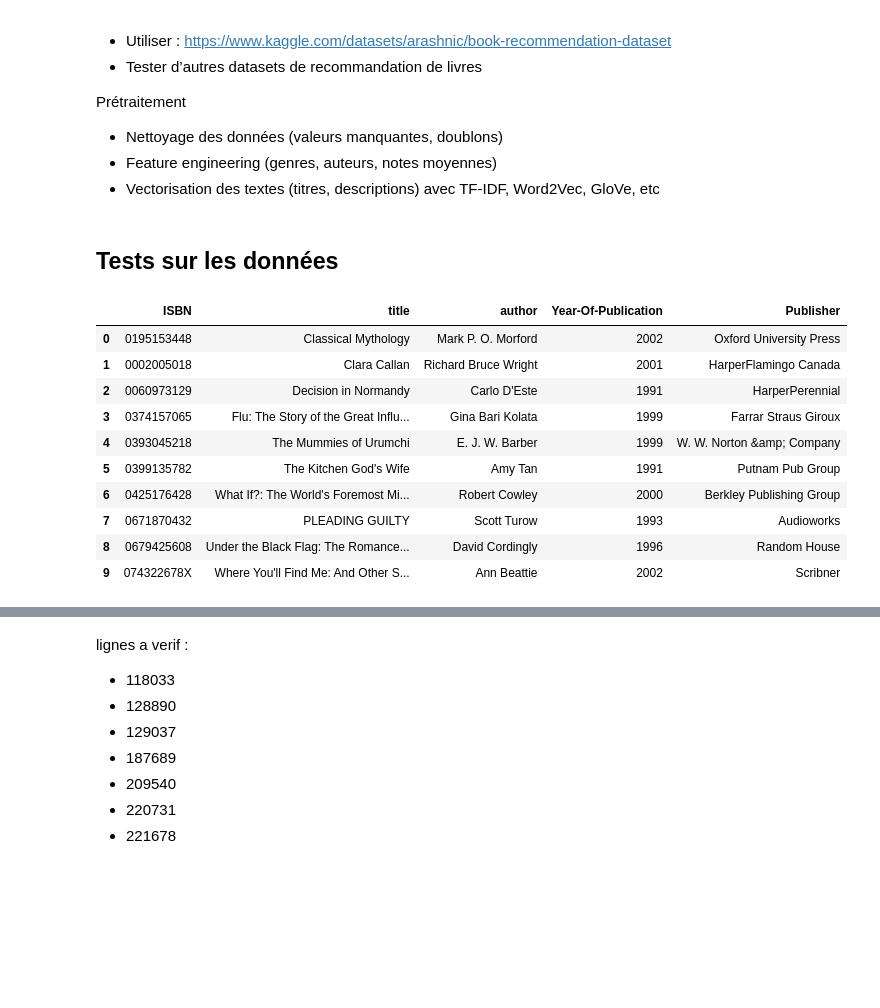
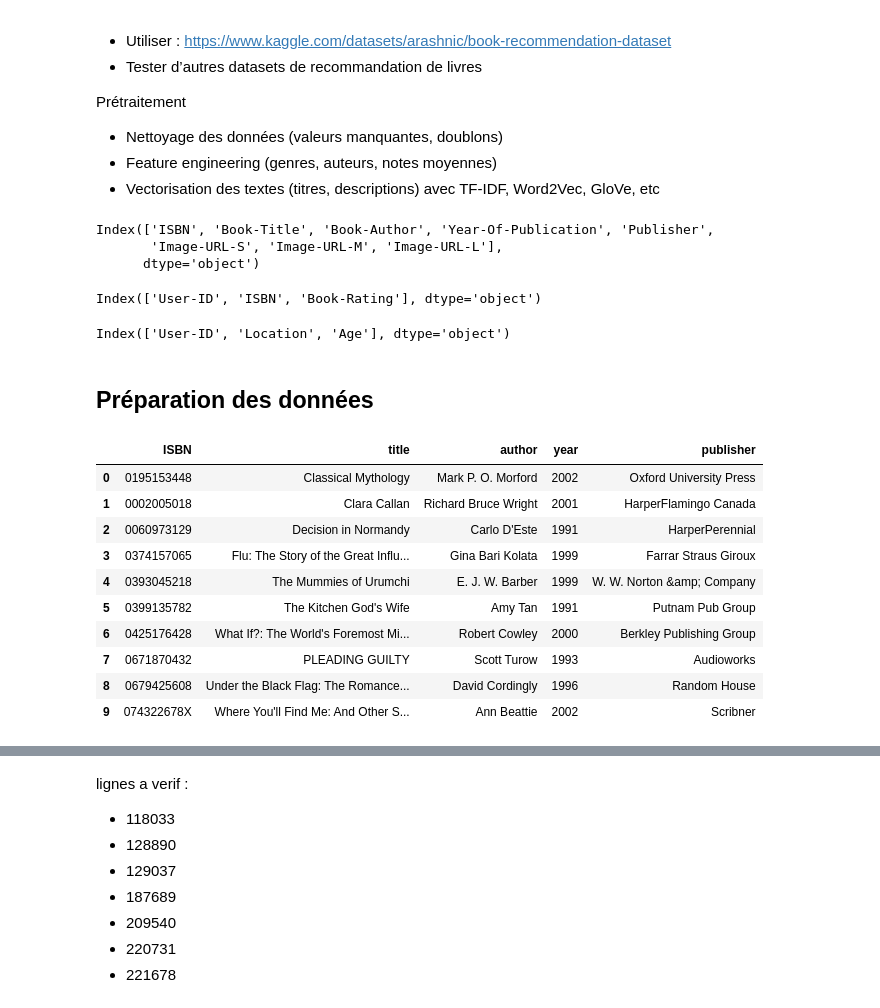
Before and after one commit to redyddm/projet_ter, a Jupyter notebook: recommandation.ipynb, the cells around one changed output, grey strips where cells are left out. Drawn from its saved outputs; the diff is of its cells as text; code cells hidden in the pictures; blank space fills up the shorter version.

```diff
--- a/recommandation.ipynb
+++ b/recommandation.ipynb
@@ -33,14 +33,28 @@ path = "./datasets/"
 books = pd.read_csv(path+"Books.csv")
 users= pd.read_csv(path+"Users.csv")
 ratings = pd.read_csv(path+"Ratings.csv")
+# %%
+books.columns
+# %% [output]
+Index(['ISBN', 'Book-Title', 'Book-Author', 'Year-Of-Publication', 'Publisher',
+       'Image-URL-S', 'Image-URL-M', 'Image-URL-L'],
+      dtype='object')
+# %%
+ratings.columns
+# %% [output]
+Index(['User-ID', 'ISBN', 'Book-Rating'], dtype='object')
+# %%
+users.columns
+# %% [output]
+Index(['User-ID', 'Location', 'Age'], dtype='object')
 # %% [markdown]
-## Tests sur les données
+## Préparation des données
 # %%
-books.rename(columns={'Book-Title':'title', 'Book-Author': 'author'}, inplace=True)
+books.rename(columns={'Book-Title':'title', 'Book-Author': 'author','Year-Of-Publication':'year', 'Publisher':'publisher'}, inplace=True)
 books.drop(columns=['Image-URL-S', 'Image-URL-M', 'Image-URL-L'], inplace=True)
 books.head(10)
 # %% [output]
-|  | ISBN | title | author | Year-Of-Publication | Publisher |
+|  | ISBN | title | author | year | publisher |
 | 0 | 0195153448 | Classical Mythology | Mark P. O. Morford | 2002 | Oxford University Press |
 | 1 | 0002005018 | Clara Callan | Richard Bruce Wright | 2001 | HarperFlamingo Canada |
 | 2 | 0060973129 | Decision in Normandy | Carlo D'Este | 1991 | HarperPerennial |
```
Also changed, not shown: parts of 40 cells of this notebook.
